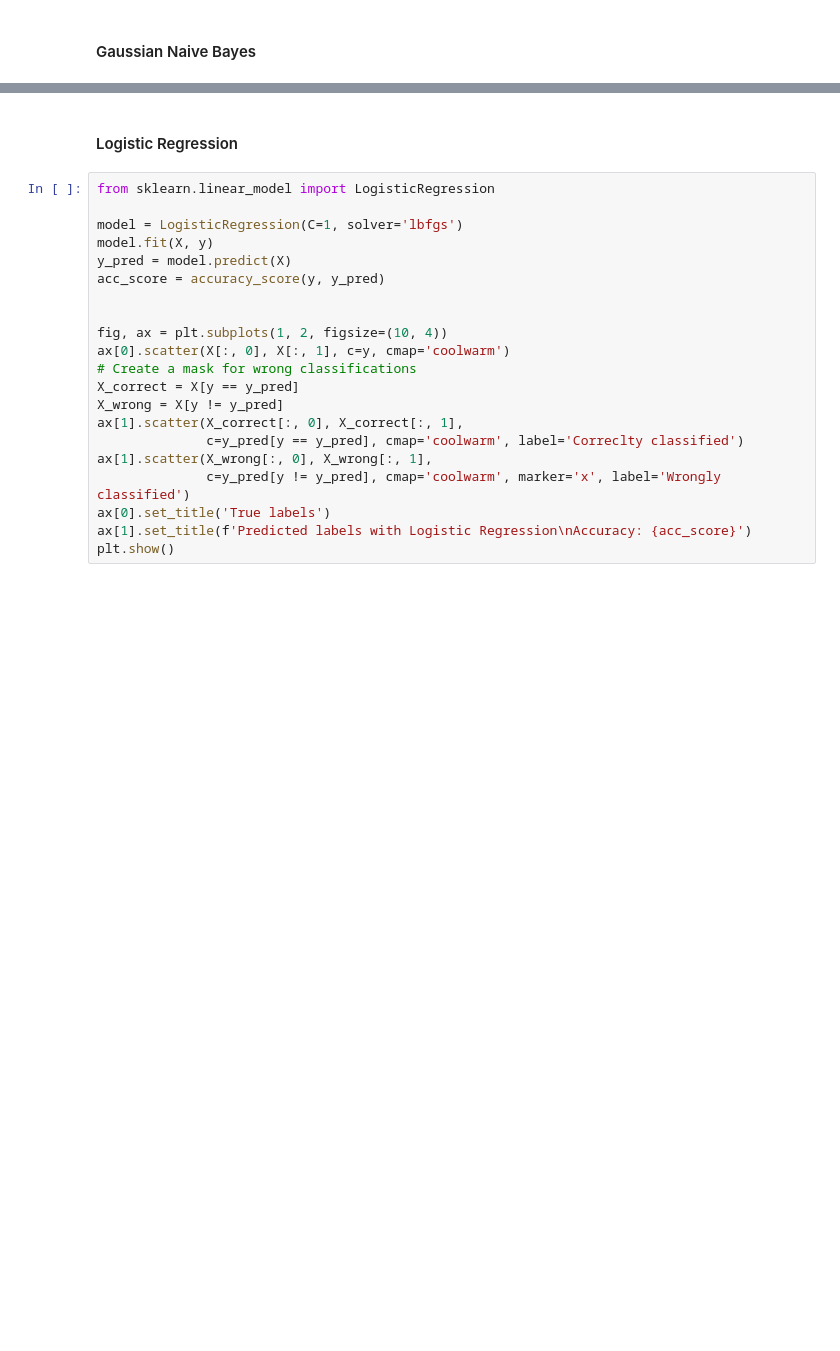
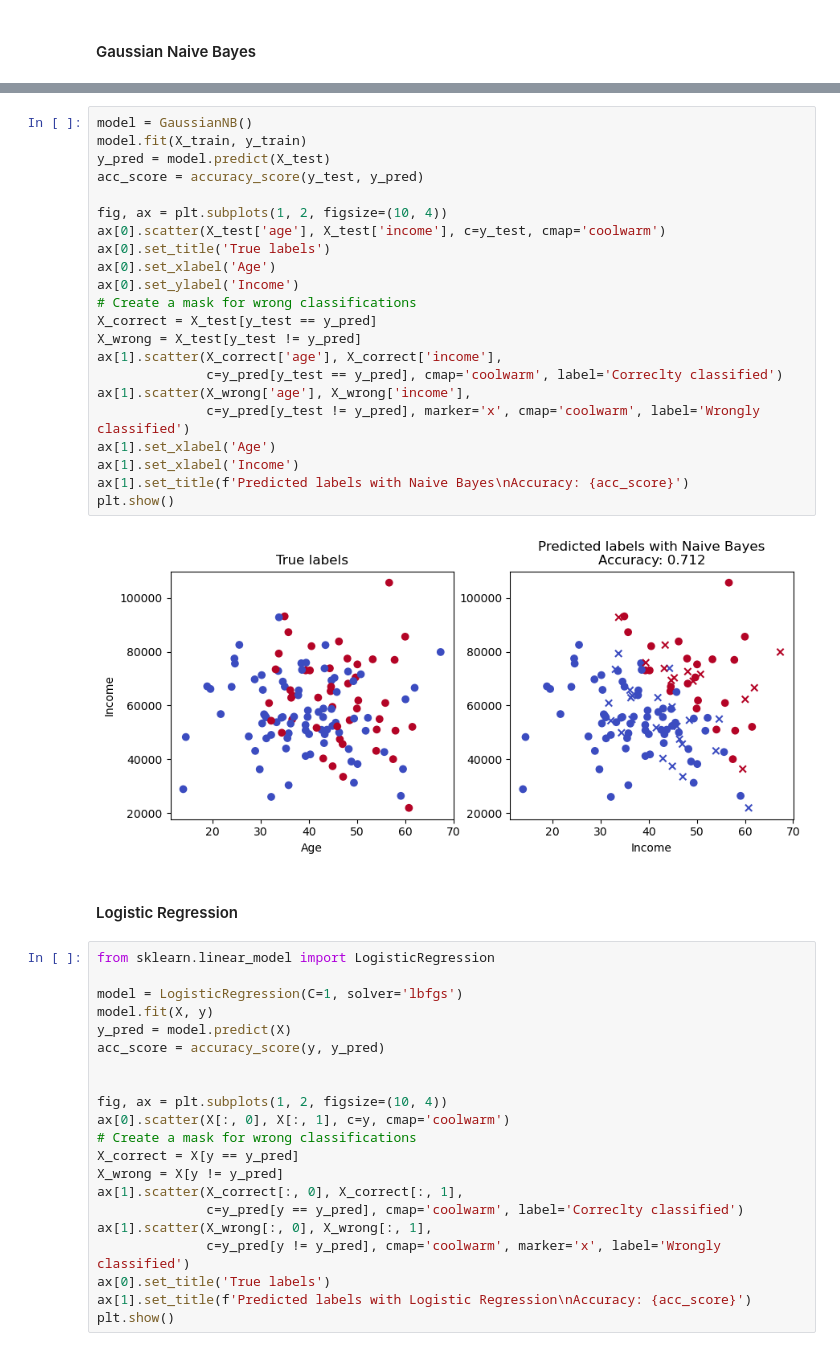
Before and after one commit to giacomoscanavini/quant_finance, a Jupyter notebook: python_for_finance/supervised_classification.ipynb, the cells around one changed output, grey strips where cells are left out. Cells and saved outputs as stored; diff of their text form; blank space fills up the shorter version.

```diff
--- a/python_for_finance/supervised_classification.ipynb
+++ b/python_for_finance/supervised_classification.ipynb
@@ -39,3 +72,27 @@ plt.show()
+# %%
+model = GaussianNB()
+model.fit(X_train, y_train)
+y_pred = model.predict(X_test)
+acc_score = accuracy_score(y_test, y_pred)
+
+fig, ax = plt.subplots(1, 2, figsize=(10, 4))
+ax[0].scatter(X_test['age'], X_test['income'], c=y_test, cmap='coolwarm')
+ax[0].set_title('True labels')
+ax[0].set_xlabel('Age')
+ax[0].set_ylabel('Income')
+# Create a mask for wrong classifications
+X_correct = X_test[y_test == y_pred]
+X_wrong = X_test[y_test != y_pred]
+ax[1].scatter(X_correct['age'], X_correct['income'],
+              c=y_pred[y_test == y_pred], cmap='coolwarm', label='Correclty classified')
+ax[1].scatter(X_wrong['age'], X_wrong['income'],
+              c=y_pred[y_test != y_pred], marker='x', cmap='coolwarm', label='Wrongly classified')
+ax[1].set_xlabel('Age')
+ax[1].set_xlabel('Income')
+ax[1].set_title(f'Predicted labels with Naive Bayes\nAccuracy: {acc_score}')
+plt.show()
+# %% [output]
+[figure, added]
 # %% [markdown]
 #### Logistic Regression
 # %%
```
Also changed, not shown: parts of 8 cells of this notebook.
